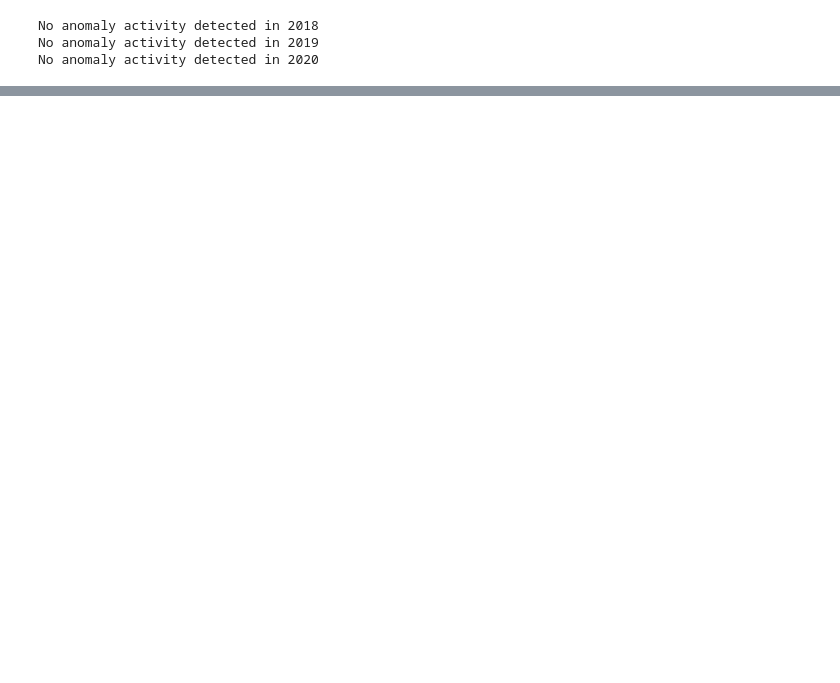
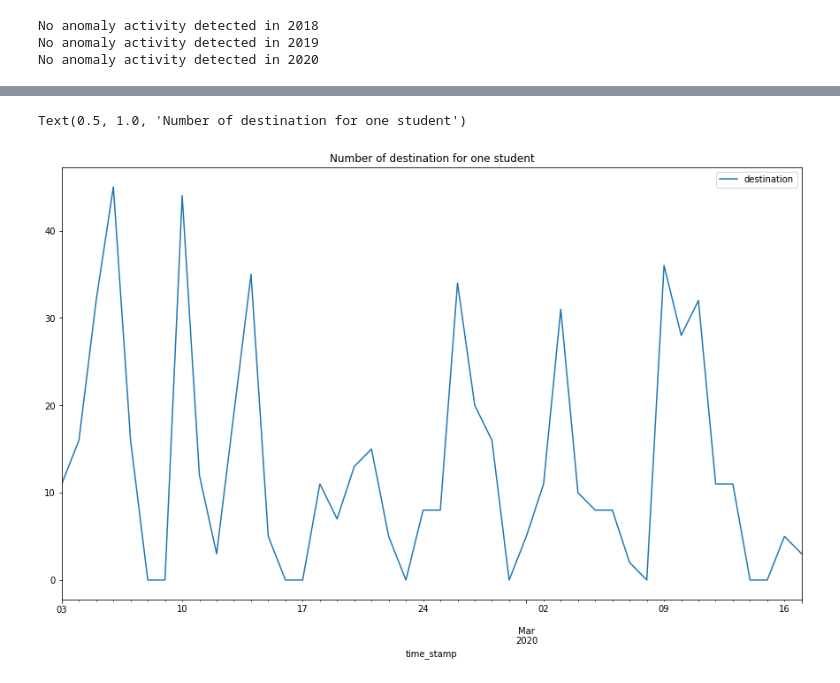
Before and after one commit to guedanie/anomaly_detection, a Jupyter notebook: time_series_anomaly_detection.ipynb, the cells around one changed output, grey strips where cells are left out. Cells and saved outputs as stored; diff of their text form; code cells hidden in the pictures; blank space fills up the shorter version.

```diff
--- a/time_series_anomaly_detection.ipynb
+++ b/time_series_anomaly_detection.ipynb
@@ -220,0 +276,6 @@ df.groupby("cohort")[["time_stamp", "destination"]].count()
+# %%
+logs[logs.user_id == 587].groupby("time_stamp")[["destination"]].count().resample("D").sum().plot.line(figsize=(15,9))
+plt.title("Number of destination for one student")
+# %% [output]
+Text(0.5, 1.0, 'Number of destination for one student')
+[figure, added]
```
Also changed, not shown: parts of 18 cells of this notebook.
